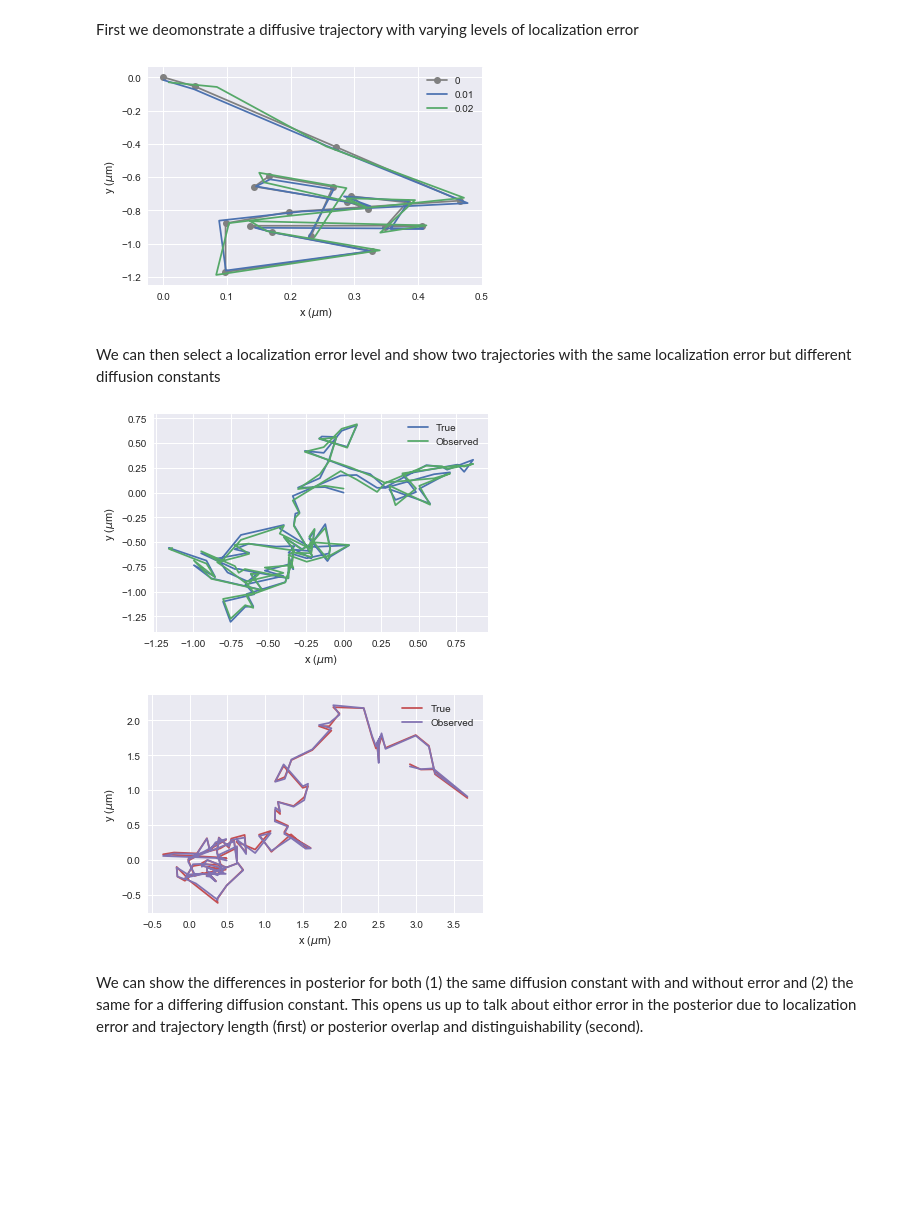
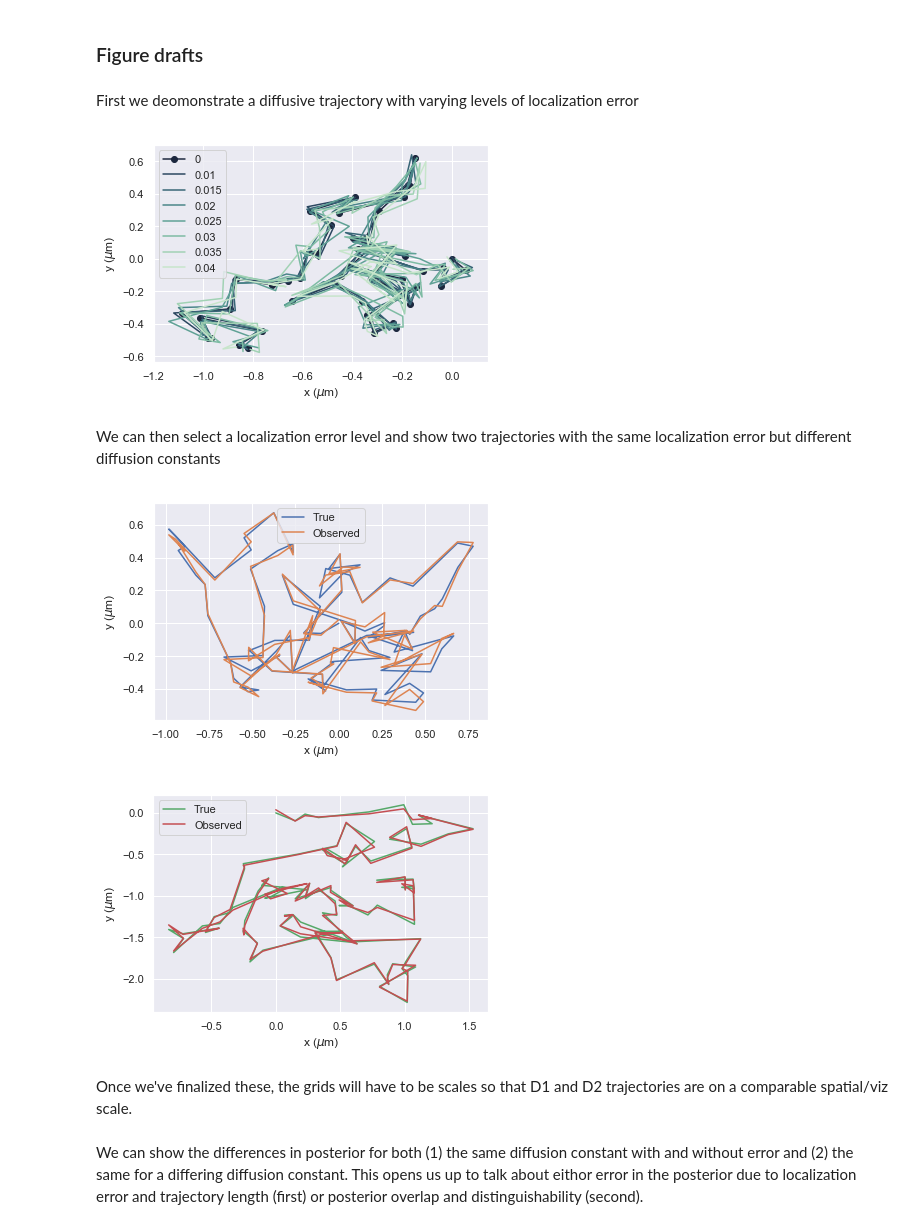
Before and after one commit to AllenCellModeling/diffusive_distinguishability, a Jupyter notebook: diffusive_distinguishability/figure_production.ipynb, the cells around one changed output. Saved outputs shown, nothing was run; the diff lists cells and outputs as text; code cells hidden in the pictures; blank space fills up the shorter version.

Commit message:
Change color palette for loc error fig to add clarity for connecting increasing error to trajectory affects

```diff
--- a/diffusive_distinguishability/figure_production.ipynb
+++ b/diffusive_distinguishability/figure_production.ipynb
@@ -1,10 +3,11 @@
 # %%
 import numpy as np
 import pandas as pd
-import seaborn as sb
+import seaborn as sns
 import matplotlib.pyplot as plt
 
-sb.set()
+sns.set()
+palette = sns.color_palette()
 
 # import bayesian estimation package
 import ndim_homogeneous_distinguishability as hd
@@ -68,35 +72,42 @@ def simulate_diffusion_error(n_dim, d_const, n_steps, dt, err_list):
             xo_list.append(x_obs)
         df[str(err)] = xo_list
 
-    plt.plot([x[0] for x in df['0']], [x[1] for x in df['0']], label='0', color='gray', marker='o')
-    for err in err_list:
-        plt.plot([x[0] for x in df[str(err)]], [x[1] for x in df[str(err)]], label=str(err))
-        for t in range(n_steps)
+    palette = sns.cubehelix_palette(rot=-.4, n_colors = len(err_list)+1)
+    #palette = sns.color_palette("YlGn", len(err_list)+1)
+    plt.plot([x[0] for x in df['0']], [x[1] for x in df['0']], label='0', marker='o', color=palette[len(err_list)])
+    for n in range(len(err_list)):
+        err = err_list[n]
+        plt.plot([x[0] for x in df[str(err)]], [x[1] for x in df[str(err)]], label=str(err), color=palette[len(err_list)-1-n])
+        for t in range(n_steps):
             circle1 = plt.Circle((x_list[t][0], x_list[t][1]), err, )
     plt.xlabel(r'x ($\mu$m)')
     plt.ylabel(r'y ($\mu$m)')
     plt.legend();
 
     return df
+# %% [markdown]
+### Figure drafts
 # %% [markdown]
 First we deomonstrate a diffusive trajectory with varying levels of localization error
 # %%
-err_list = [0.01, 0.02]
-df = simulate_diffusion_error(2, D1, 20, 1, err_list)
+D1 = 0.01
+err_list = [0.01, 0.015, 0.02, 0.025, 0.03, 0.035, 0.04]
+df = simulate_diffusion_error(2, D1, 50, 1, err_list)
 # %% [output]
-[figure, old version]
+[figure, new version]
 # %% [markdown]
 We can then select a localization error level and show two trajectories with the same localization error but different diffusion constants
 # %%
-D1 = 0.01
 df1 = plot_2D_ex_traj(D1, 1)
 # %% [output]
-[figure, old version]
+[figure, new version]
 # %%
 D2 = 1.5*D1
 df2 = plot_2D_ex_traj(D2, 2)
 # %% [output]
-[figure, old version]
+[figure, new version]
+# %% [markdown]
+Once we've finalized these, the grids will have to be scales so that D1 and D2 trajectories are on a comparable spatial/viz scale.
 # %% [markdown]
 We can show the differences in posterior for both (1) the same diffusion constant with and without error and (2) the same for a differing diffusion constant. This opens us up to talk about eithor error in the posterior due to localization error and trajectory length (first) or posterior overlap and distinguishability (second).
 # %%
```
Also changed, not shown: parts of 3 cells of this notebook.
